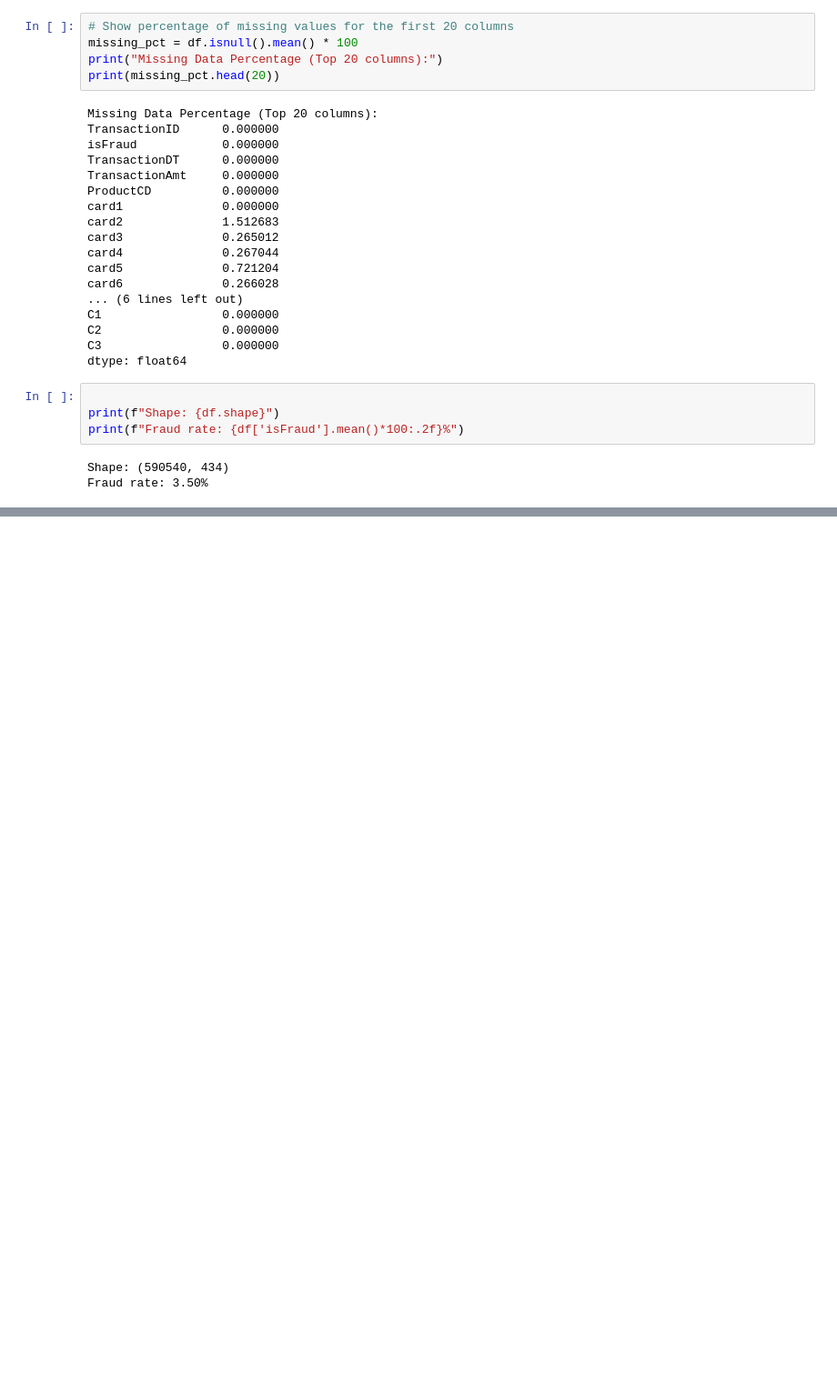
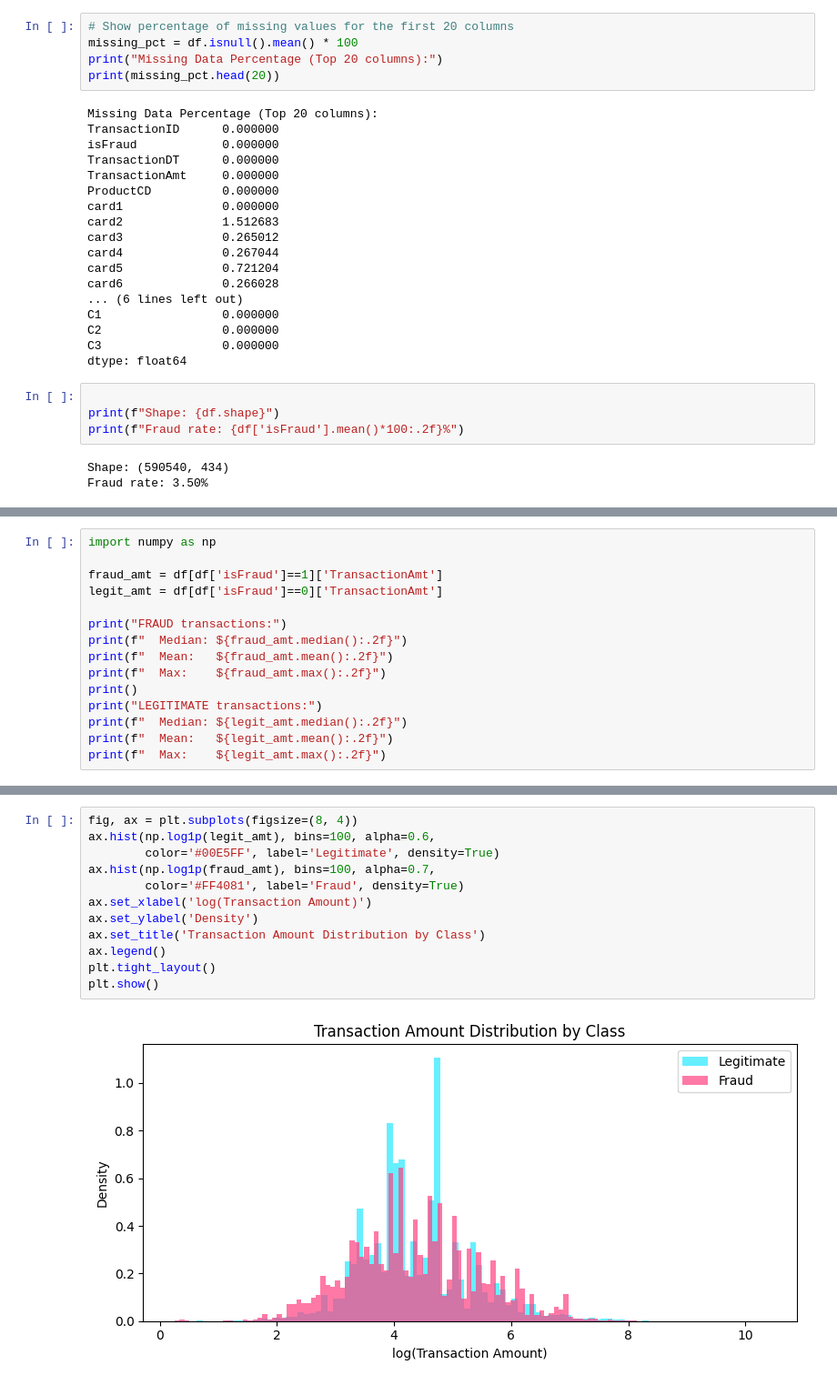
Before and after one commit to asdmhdibcu/fraud-detection-system, a Jupyter notebook: notebooks/01_eda.ipynb, the cells around one changed output, grey strips where cells are left out. Shown at 91% size. Saved outputs shown, nothing was run; the diff lists cells and outputs as text; blank space fills up the shorter version.

```diff
--- a/notebooks/01_eda.ipynb
+++ b/notebooks/01_eda.ipynb
@@ -75,0 +129,15 @@ Fraud rate: 3.50%
+# %%
+import numpy as np
+
+fraud_amt = df[df['isFraud']==1]['TransactionAmt']
+legit_amt = df[df['isFraud']==0]['TransactionAmt']
+
+print("FRAUD transactions:")
+print(f"  Median: ${fraud_amt.median():.2f}")
+print(f"  Mean:   ${fraud_amt.mean():.2f}")
+print(f"  Max:    ${fraud_amt.max():.2f}")
+print()
+print("LEGITIMATE transactions:")
+print(f"  Median: ${legit_amt.median():.2f}")
+print(f"  Mean:   ${legit_amt.mean():.2f}")
+print(f"  Max:    ${legit_amt.max():.2f}")
@@ -75,0 +154,14 @@ Fraud rate: 3.50%
+# %%
+fig, ax = plt.subplots(figsize=(8, 4))
+ax.hist(np.log1p(legit_amt), bins=100, alpha=0.6,
+        color='#00E5FF', label='Legitimate', density=True)
+ax.hist(np.log1p(fraud_amt), bins=100, alpha=0.7,
+        color='#FF4081', label='Fraud', density=True)
+ax.set_xlabel('log(Transaction Amount)')
+ax.set_ylabel('Density')
+ax.set_title('Transaction Amount Distribution by Class')
+ax.legend()
+plt.tight_layout()
+plt.show()
+# %% [output]
+[figure, added]
```
Also changed, not shown: parts of 7 cells of this notebook.
